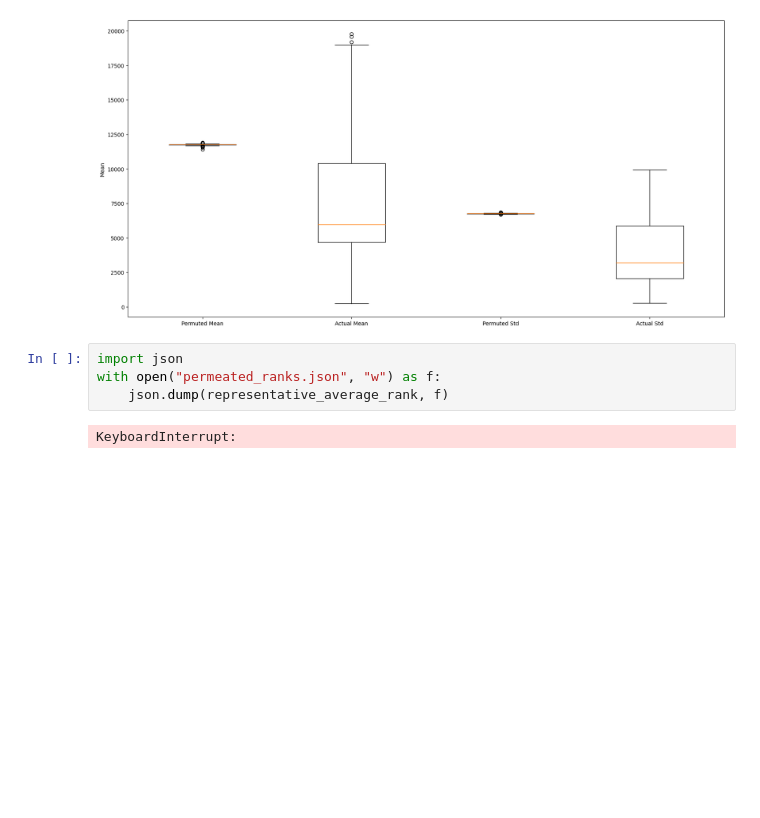
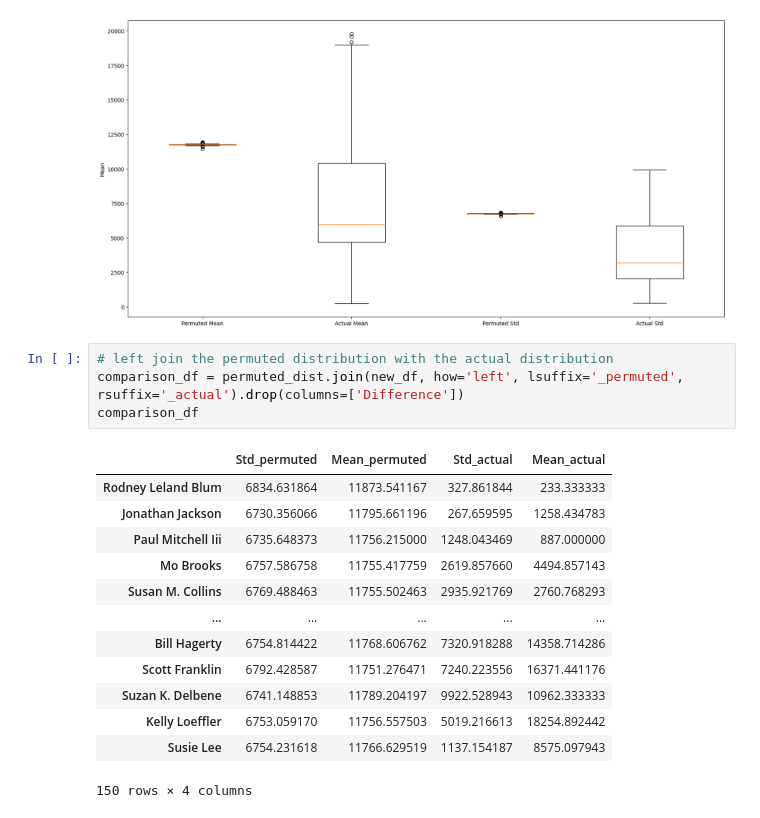
Before and after one commit to maajidhusain/capstone, a Jupyter notebook: Min_Max_Permute.ipynb, the cells around one changed output. Cells and saved outputs as stored; diff of their text form; blank space fills up the shorter version.

```diff
--- a/Min_Max_Permute.ipynb
+++ b/Min_Max_Permute.ipynb
@@ -319,9 +284,21 @@ plt.show()
 [figure]
 [figure]
 [figure]
-# %%
-import json
-with open("permeated_ranks.json", "w") as f:
-    json.dump(representative_average_rank, f)
-# %% [output]
-KeyboardInterrupt:
+# %%
+# left join the permuted distribution with the actual distribution
+comparison_df = permuted_dist.join(new_df, how='left', lsuffix='_permuted', rsuffix='_actual').drop(columns=['Difference'])
+comparison_df
+# %% [output]
+|  | Std_permuted | Mean_permuted | Std_actual | Mean_actual |
+| Rodney Leland Blum | 6834.631864 | 11873.541167 | 327.861844 | 233.333333 |
+| Jonathan Jackson | 6730.356066 | 11795.661196 | 267.659595 | 1258.434783 |
+| Paul Mitchell Iii | 6735.648373 | 11756.215000 | 1248.043469 | 887.000000 |
+| Mo Brooks | 6757.586758 | 11755.417759 | 2619.857660 | 4494.857143 |
+| Susan M. Collins | 6769.488463 | 11755.502463 | 2935.921769 | 2760.768293 |
+| ... | ... | ... | ... | ... |
+| Bill Hagerty | 6754.814422 | 11768.606762 | 7320.918288 | 14358.714286 |
+| Scott Franklin | 6792.428587 | 11751.276471 | 7240.223556 | 16371.441176 |
+| Suzan K. Delbene | 6741.148853 | 11789.204197 | 9922.528943 | 10962.333333 |
+| Kelly Loeffler | 6753.059170 | 11756.557503 | 5019.216613 | 18254.892442 |
+| Susie Lee | 6754.231618 | 11766.629519 | 1137.154187 | 8575.097943 |
+150 rows × 4 columns
```
Also changed, not shown: parts of 12 cells of this notebook, 4 other files.
